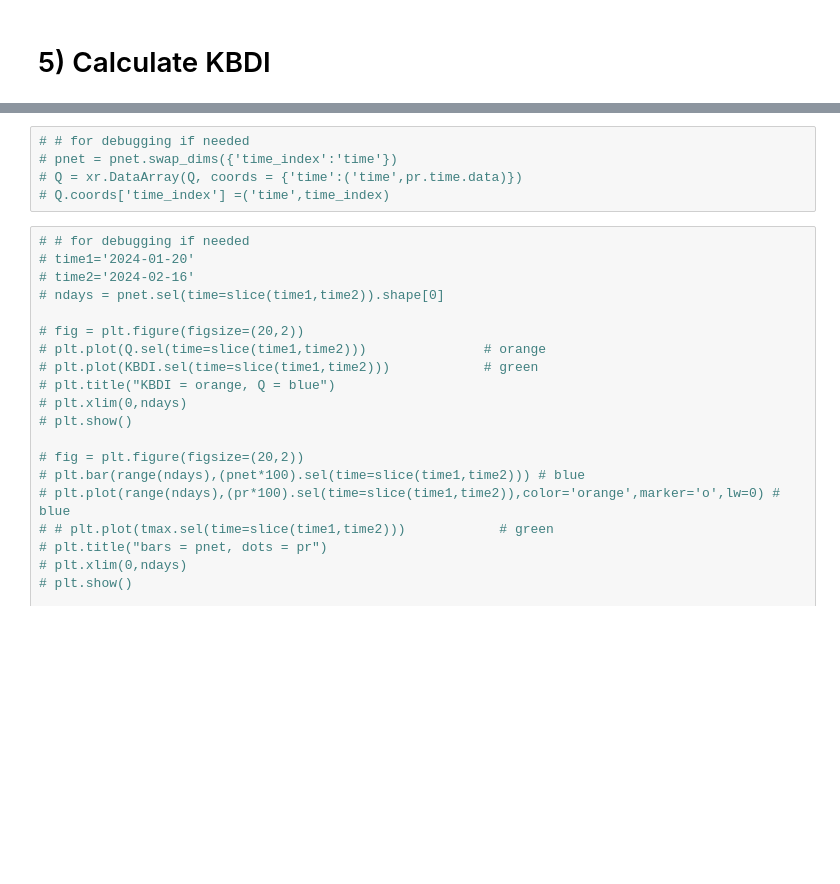
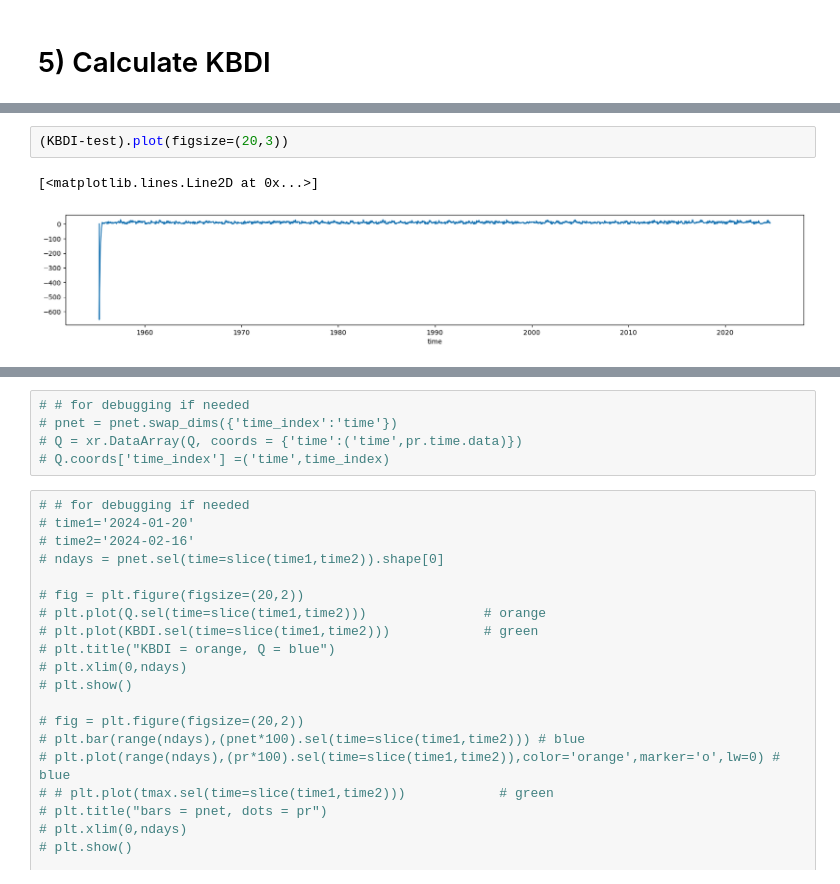
Before and after one commit to kerriegeil/NERR_fire, a Jupyter notebook: 02_analysis/messy/KBDI_InchesFahrenheit.ipynb, the cells around one changed output, grey strips where cells are left out. Drawn from its saved outputs; the diff is of its cells as text; blank space fills up the shorter version.

```diff
--- a/02_analysis/messy/KBDI_InchesFahrenheit.ipynb
+++ b/02_analysis/messy/KBDI_InchesFahrenheit.ipynb
@@ -430,0 +628,5 @@ plt.axhline(600,color='firebrick',ls='dashed')
+# %%
+(KBDI-test).plot(figsize=(20,3))
+# %% [output]
+[<matplotlib.lines.Line2D at 0x...>]
+[figure, added]
```
Also changed, not shown: parts of 64 cells of this notebook, 6 other files.
